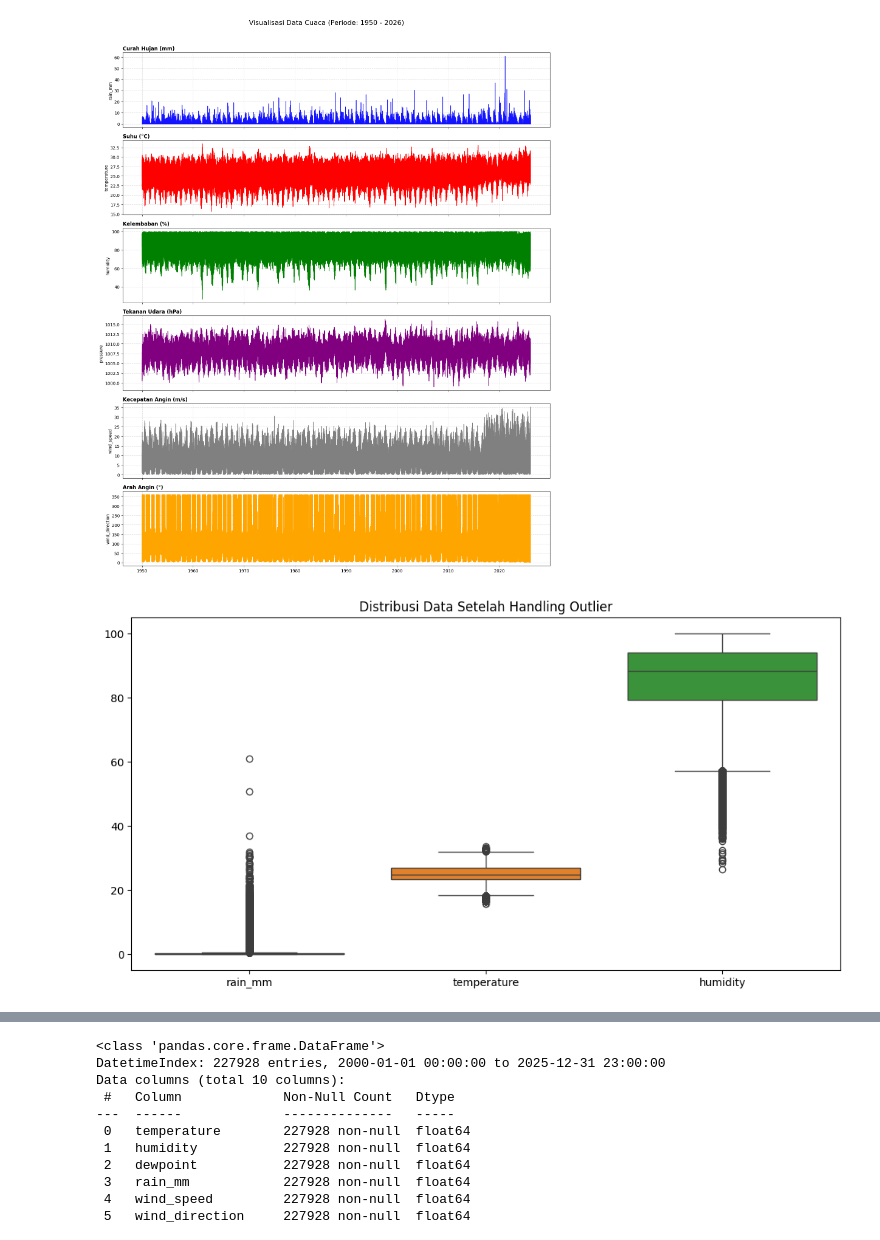
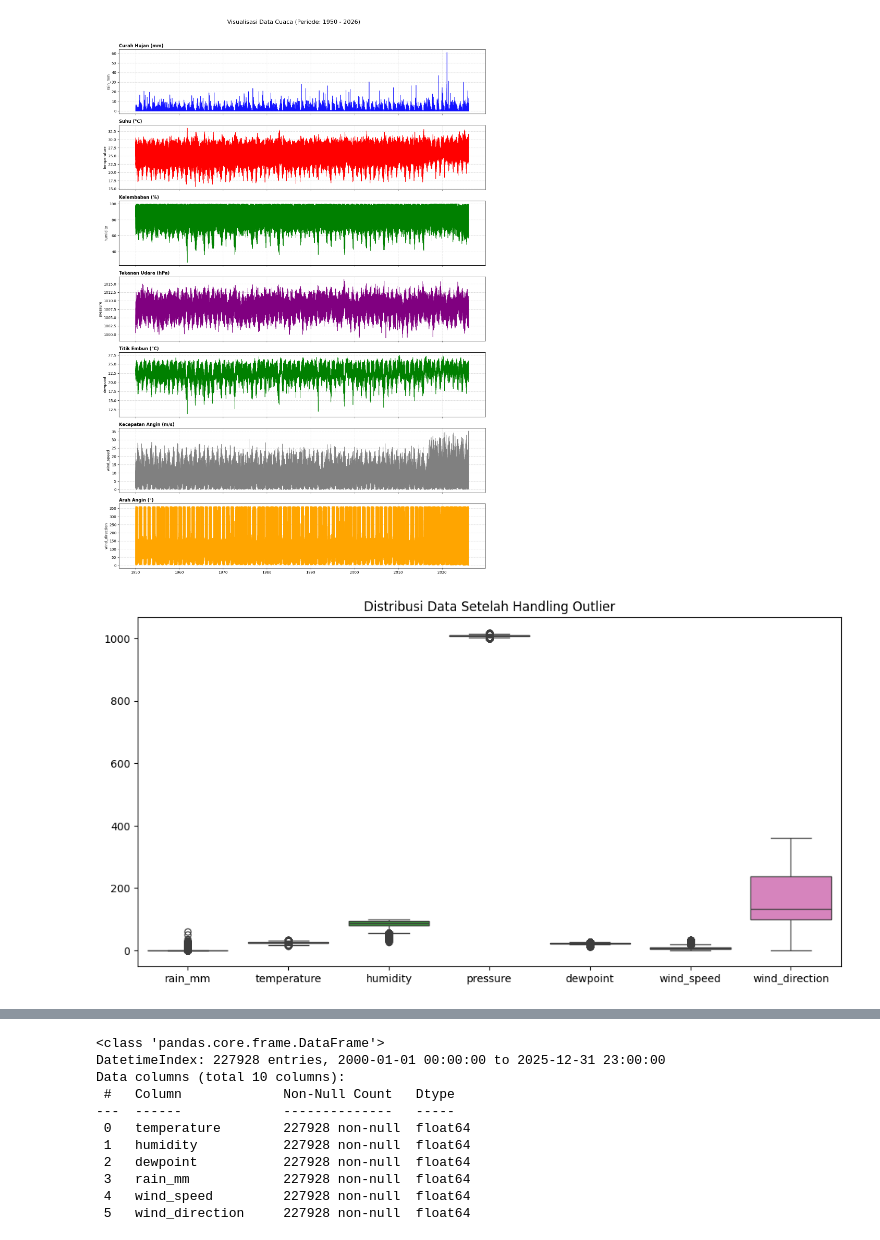
Before and after one commit to evanalif113/Catatan_Meteorologi, a Jupyter notebook: model-prediksi-estimasi-dengan-lstm.ipynb, the cells around one changed output, grey strips where cells are left out. Drawn from its saved outputs; the diff is of its cells as text; code cells hidden in the pictures.

```diff
--- a/model-prediksi-estimasi-dengan-lstm.ipynb
+++ b/model-prediksi-estimasi-dengan-lstm.ipynb
@@ -85,7 +85,7 @@ import seaborn as sns
 # =========================================================
 
 # 1. Pilih Kolom yang Mau Di-plot (Otomatis deteksi yang ada)
-target_cols = ['rain_mm', 'temperature', 'humidity', 'pressure', 'wind_speed', 'wind_direction']
+target_cols = ['rain_mm', 'temperature', 'humidity', 'pressure','dewpoint', 'wind_speed', 'wind_direction']
 cols_to_plot = [col for col in target_cols if col in df.columns]
 
 # 2. Atur Ukuran Gambar (Tinggi menyesuaikan jumlah kolom)
@@ -98,6 +98,7 @@ colors = {
     'temperature': 'red',
     'humidity': 'green',
     'pressure': 'purple',
+    'dewpoint': 'green',
     'wind_speed': 'grey',
     'wind_direction': 'orange'
 }
@@ -107,46 +108,47 @@ titles = {
     'temperature': 'Suhu (°C)',
     'humidity': 'Kelembaban (%)',
     'pressure': 'Tekanan Udara (hPa)',
+    'dewpoint' : 'Titik Embun (°C)',
     'wind_speed': 'Kecepatan Angin (m/s)',
     'wind_direction': 'Arah Angin (°)'
 }
 
 # 4. Loop untuk Menggambar Setiap Variabel
 for i, col in enumerate(cols_to_plot):
     ax = axes[i] if n_cols > 1 else axes # Handle jika cuma 1 kolom
 
     # Ambil data (Bisa di-slice kalau terlalu berat, misal: df.tail(1000))
     data = df[col]
 
     # Khusus Hujan pakai Area Plot (Biar kelihatan volume-nya)
     if col == 'rain_mm':
         ax.fill_between(data.index, data, color=colors.get(col, 'blue'), alpha=0.6)
         ax.plot(data.index, data, color=colors.get(col, 'blue'), alpha=0.8, linewidth=1)
     else:
         # Yang lain pakai Garis biasa
         ax.plot(data.index, data, color=colors.get(col, 'black'), linewidth=1.2)
 
     # Kosmetik Grafik
     ax.set_title(titles.get(col, col), fontsize=12, loc='left', fontweight='bold')
     ax.grid(True, linestyle='--', alpha=0.5)
     ax.set_ylabel(col)
 
 # Judul Besar
 plt.suptitle(f'Visualisasi Data Cuaca (Periode: {df.index.min().year} - {df.index.max().year})',
              y=1.02, fontsize=16)
 
 plt.tight_layout()
 plt.show()
 # %% [output]
-[figure, old version]
+[figure, new version]
 # %%
 # Gambar Boxplot
 plt.figure(figsize=(12, 6))
-sns.boxplot(data=df[['rain_mm', 'temperature', 'humidity']])
+sns.boxplot(data=df[['rain_mm', 'temperature', 'humidity', 'pressure','dewpoint', 'wind_speed', 'wind_direction']])
 plt.title("Distribusi Data Setelah Handling Outlier")
 plt.show()
 # %% [output]
-[figure, old version]
+[figure, new version]
 # %%
 # Ambil data 10 tahun terakhir agar relevan dan training tidak terlalu lama
 # (Silakan ubah tahunnya jika mau lebih banyak data)
```
Also changed, not shown: parts of 7 cells of this notebook.
